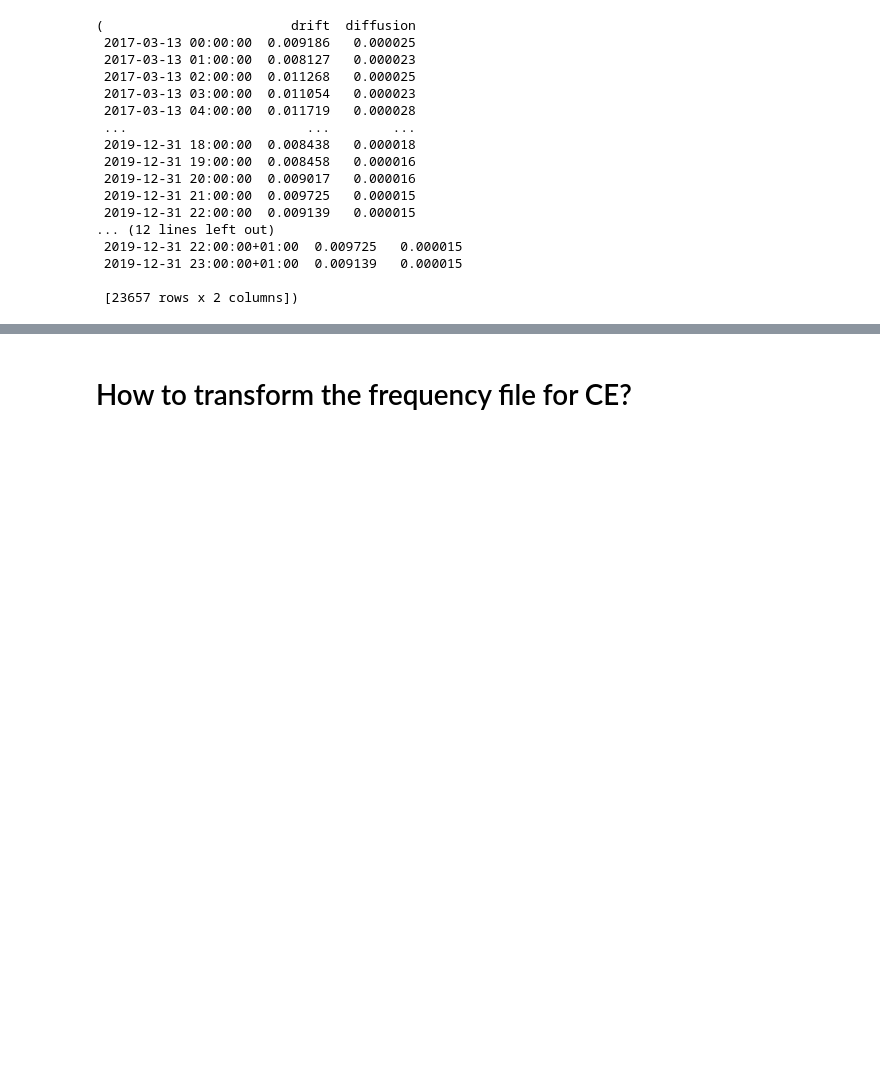
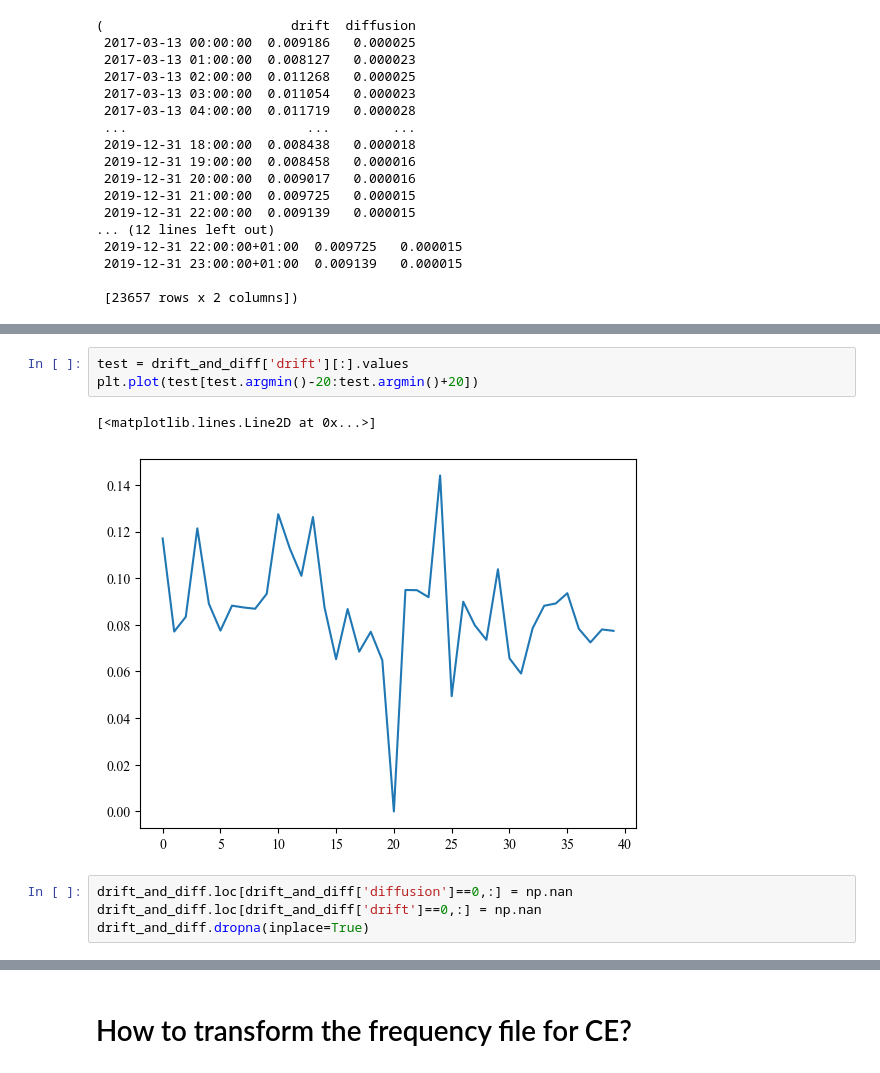
Before and after one commit to ulrich-oberhofer/Bachelor-s-Thesis, a Jupyter notebook: scripts/mlp_testing.ipynb, the cells around one changed output, grey strips where cells are left out. Drawn from its saved outputs; the diff is of its cells as text; blank space fills up the shorter version.

```diff
--- a/scripts/mlp_testing.ipynb
+++ b/scripts/mlp_testing.ipynb
@@ -918,0 +961,10 @@ drift_and_diff_old,drift_and_diff
+# %%
+test = drift_and_diff['drift'][:].values
+plt.plot(test[test.argmin()-20:test.argmin()+20])
+# %% [output]
+[<matplotlib.lines.Line2D at 0x...>]
+[figure, added]
+# %%
+drift_and_diff.loc[drift_and_diff['diffusion']==0,:] = np.nan
+drift_and_diff.loc[drift_and_diff['drift']==0,:] = np.nan
+drift_and_diff.dropna(inplace=True)
```
Also changed, not shown: parts of 8 cells of this notebook, 16 other files.
